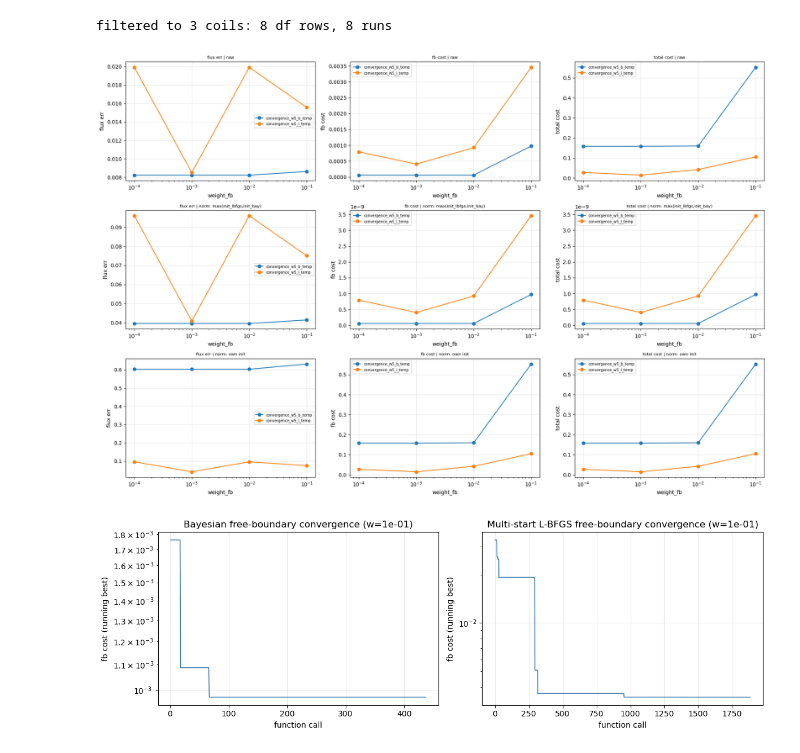
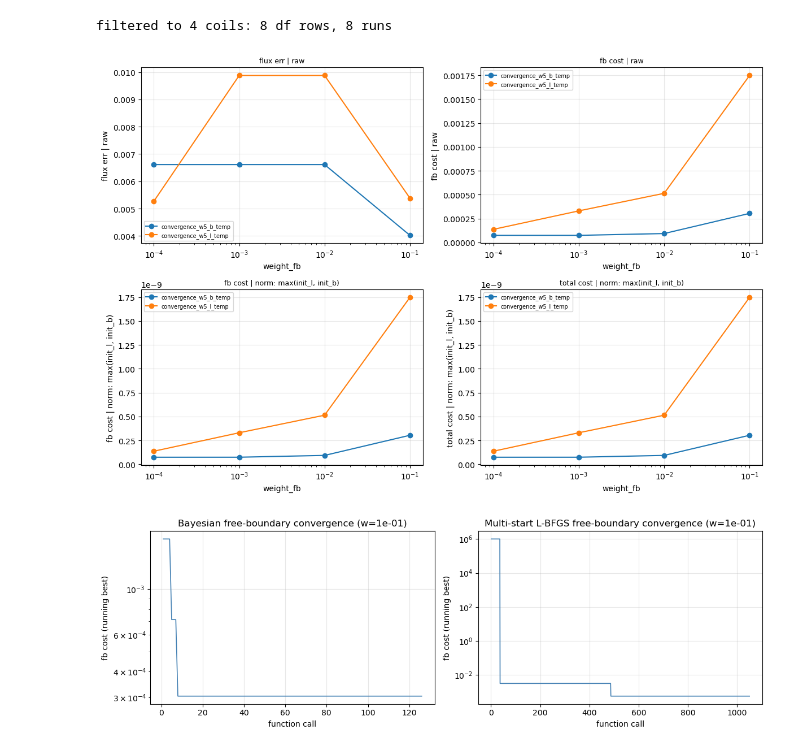
Before and after one commit to jeremslm/PF_location_optimization, a Jupyter notebook: notebooks/comb_boundary_coil_graphs.ipynb, the cells around one changed output. Drawn from its saved outputs; the diff is of its cells as text; code cells hidden in the pictures.

```diff
--- a/notebooks/comb_boundary_coil_graphs.ipynb
+++ b/notebooks/comb_boundary_coil_graphs.ipynb
@@ -6,7 +6,7 @@ import matplotlib.pyplot as plt
 import pandas as pd
 import seaborn as sns
 # %%
-K_REFINED = None # None = all refinements; set e.g. 1 to truncate Bayesian after k-th refinement
+K_REFINED = 0 # None = all refinements; set e.g. 1 to truncate Bayesian after k-th refinement
 # %%
 LBFGS_SWEEP = 'convergence_w5_l_temp'
 BAYESIAN_SWEEP = 'convergence_w5_b_temp'
@@ -100,7 +100,7 @@ for r in runs:
     d = r['data']
     if 'cost_history' not in d:
         continue
-    alpha = d.get('optimization_settings', {}).get('alpha', 0.75)
+    alpha = d.get('optimization_settings', {}).get('alpha', 1)
     total = np.array(d['cost_history'], dtype=float)
     flux_h = np.array([x if x is not None else np.nan for x in d.get('flux_err_history', [])], dtype=float)
     fb_h = np.array([x if x is not None else np.nan for x in d.get('fb_cost_history', [])], dtype=float)
@@ -183,50 +183,40 @@ df
 | 2 | convergence_w5_l_temp | Multi-start L-BFGS | 1.0000e-01 | 4 | 1.0000e+00 | 1.7487e-09 | 5.3823e-03 | 1.7487e-03 | ... |
 | 3 | convergence_w5_l_temp | Multi-start L-BFGS | 1.0000e-01 | 5 | 1.0000e+00 | 1.8396e-02 | 4.4570e-03 | 3.8575e-04 | ... |
 # %%
-SELECT_COILS = 3
+SELECT_COILS = 4
 df = df[df['num_coils']==SELECT_COILS].reset_index(drop=True)
 runs = [r for r in runs if r['num_coils']==SELECT_COILS]
 print(f'filtered to {SELECT_COILS} coils: {len(df)} df rows, {len(runs)} runs')
 # %% [output]
-filtered to 3 coils: 8 df rows, 8 runs
+filtered to 4 coils: 8 df rows, 8 runs
 # %%
 df['flux_shared'] = df['best_flux_err'] / df['norm_fixed']
 df['fb_shared']   = df['best_fb_cost']  / df['norm_fb']
-df['flux_own']    = df['best_flux_err'] / df['init_fixed']
-df['fb_own']      = df['best_fb_cost']  / df['init_fb']
-df['total_own']   = (1 - df['alpha']) * df['flux_own'] + df['alpha'] * df['fb_own']
 
 sweeps = df['sweep'].unique()
 
-rows_cfg = [
-    ('raw',                           'best_flux_err', 'best_fb_cost', 'best_cost_stored'),
-    ('norm: max(init_lbfgs,init_bay)', 'flux_shared',  'fb_shared',   'best_cost_shared'),
-    ('norm: own init',                'flux_own',      'fb_own',      'total_own'),
+panels = [
+    [('best_flux_err', 'flux err | raw'), ('best_fb_cost',     'fb cost | raw')],
+    [('fb_shared',     'fb cost | norm: max(init_l, init_b)'), ('best_cost_shared', 'total cost | norm: max(init_l, init_b)')],
 ]
 
-fig, axes = plt.subplots(3, 3, figsize=(18, 12))
-
-for row, (row_label, flux_col, fb_col, total_col) in enumerate(rows_cfg):
-    for col, (metric, ylabel) in enumerate([
-        (flux_col,  'flux err'),
-        (fb_col,    'fb cost'),
-        (total_col, 'total cost'),
-    ]):
+fig, axes = plt.subplots(2, 2, figsize=(12, 8), squeeze=False)
+for row, cols in enumerate(panels):
+    for col, (metric, ylabel) in enumerate(cols):
         ax = axes[row][col]
         for sweep in sweeps:
             sub = df[df['sweep'] == sweep].sort_values('weight_fb')
             ax.plot(sub['weight_fb'], sub[metric], marker='o', label=sweep)
         ax.set_xscale('log')
         ax.set_xlabel('weight_fb')
         ax.set_ylabel(ylabel)
-        ax.set_title(f'{ylabel} | {row_label}', fontsize=8)
+        ax.set_title(ylabel, fontsize=9)
         ax.legend(fontsize=7)
         ax.grid(True, alpha=0.3)
-
 plt.tight_layout()
 plt.show()
 # %% [output]
-[figure, old version]
+[figure, new version]
 # %%
 # bayesian vs lbfgs free-boundary convergence
 PICK_WEIGHT = 1e-1
@@ -254,7 +244,7 @@ for ax, method in zip(axes, ['Bayesian', 'Multi-start L-BFGS']):
 plt.tight_layout()
 plt.show()
 # %% [output]
-[figure, old version]
+[figure, new version]
 # %%
 # --- filter ---
 SHOW_SWEEPS = None   # None = all, or e.g. ['convergence_w5']
```
Also changed, not shown: parts of 3 cells of this notebook, 2 other files.
